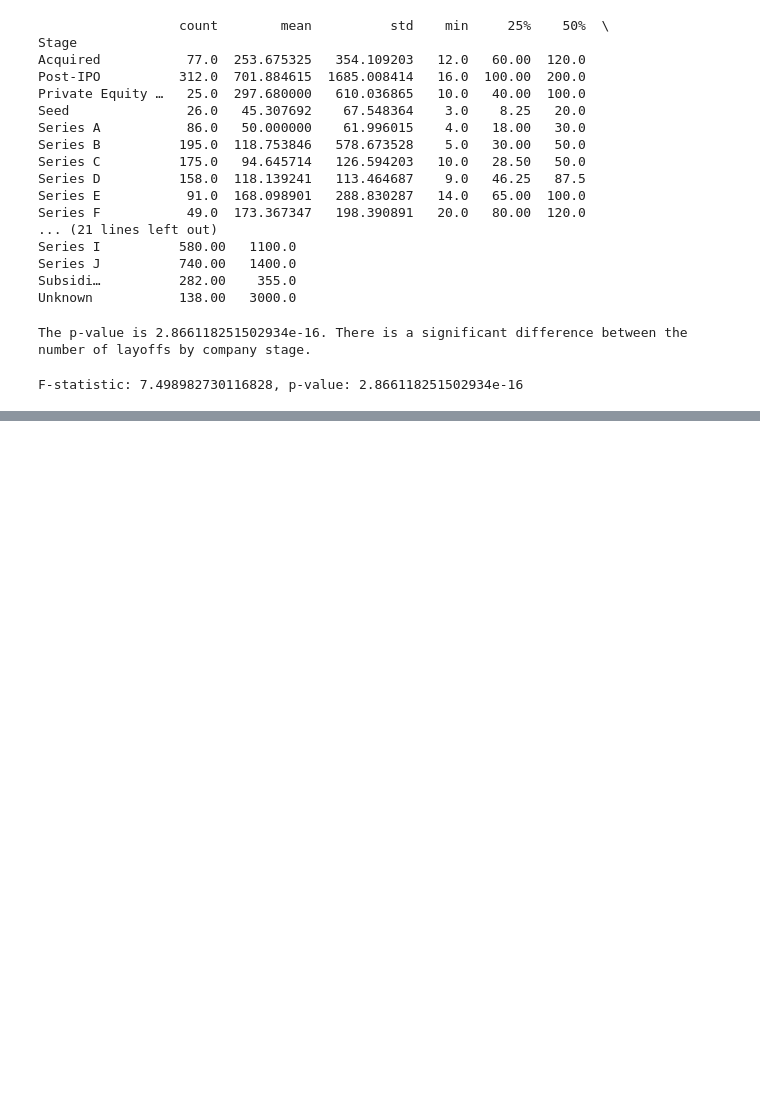
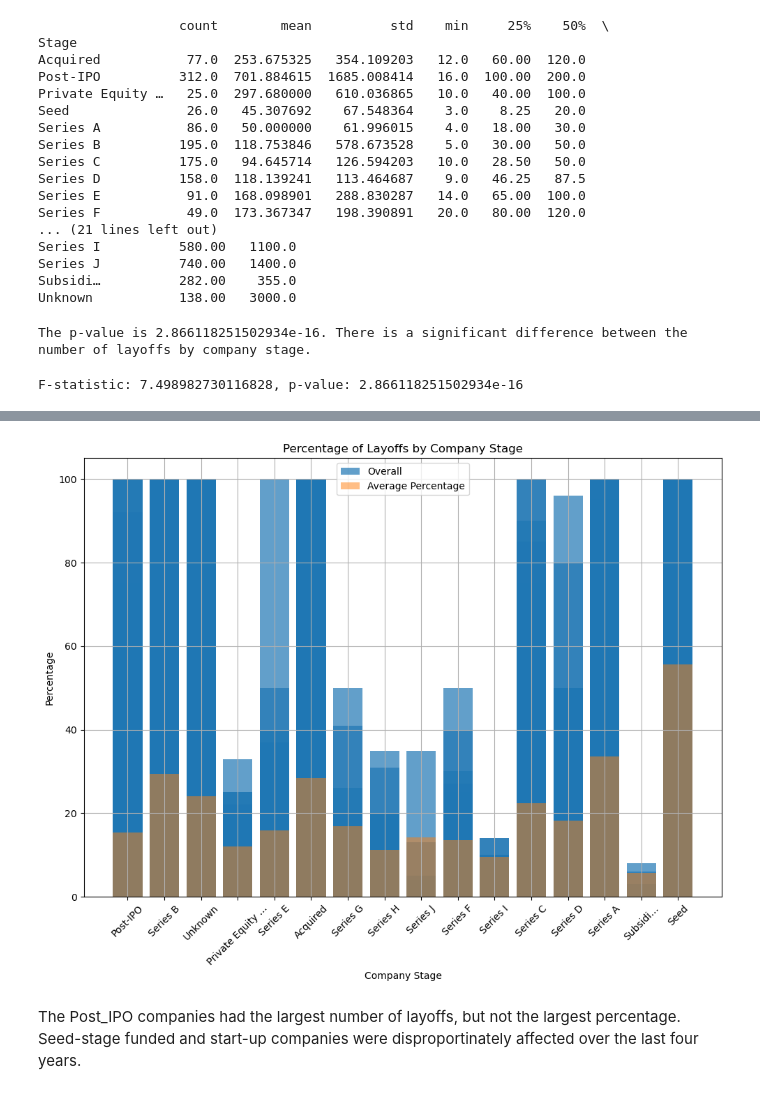
Before and after one commit to cschneggenburger/group-2-project-1, a Jupyter notebook: Big_Tech_Layoffs_Sandy.ipynb, the cells around one changed output, grey strips where cells are left out. Cells and saved outputs as stored; diff of their text form; code cells hidden in the pictures; blank space fills up the shorter version.

```diff
--- a/Big_Tech_Layoffs_Sandy.ipynb
+++ b/Big_Tech_Layoffs_Sandy.ipynb
@@ -281,0 +305,19 @@ F-statistic: 7.498982730116828, p-value: 2.866118251502934e-16
+# %%
+# Show the average percentage of layoffs by company stage using a bar chart
+
+plt.figure(figsize=(10, 8))
+plt.bar(df_a['Stage'], df_a['Percentage'], alpha=0.7, label='Overall')
+average_percentage_by_stage = df_a.groupby('Stage')['Percentage'].mean()
+plt.bar(average_percentage_by_stage.index, average_percentage_by_stage.values, alpha=0.5, label='Average Percentage')
+plt.xlabel('Company Stage')
+plt.ylabel('Percentage')
+plt.xticks(rotation=45)
+plt.title('Percentage of Layoffs by Company Stage')
+plt.grid(True)
+plt.legend()
+plt.tight_layout()
+plt.show()
+# %% [output]
+[figure, added]
+# %% [markdown]
+The Post_IPO companies had the largest number of layoffs, but not the largest percentage. Seed-stage funded and start-up companies were disproportinately affected over the last four years.
```
Also changed, not shown: parts of 17 cells of this notebook.
